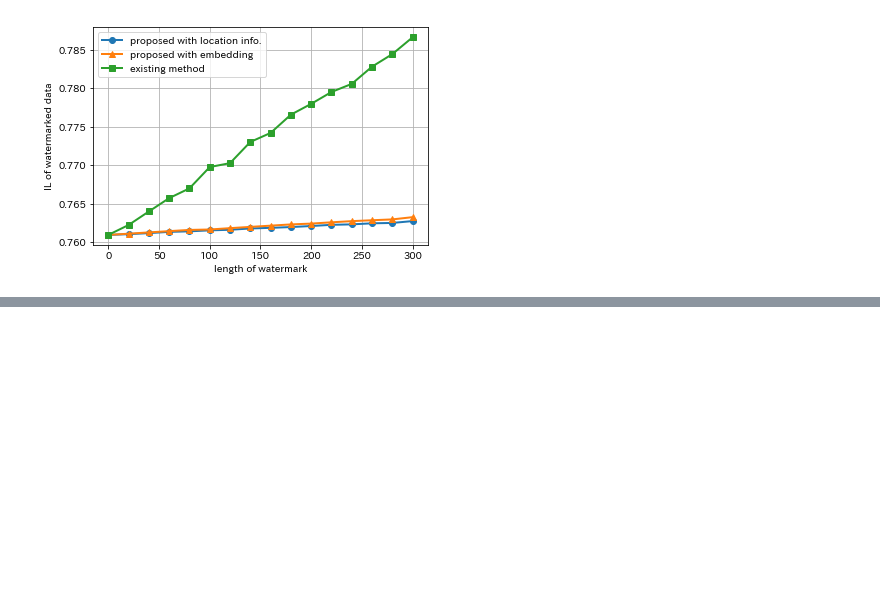
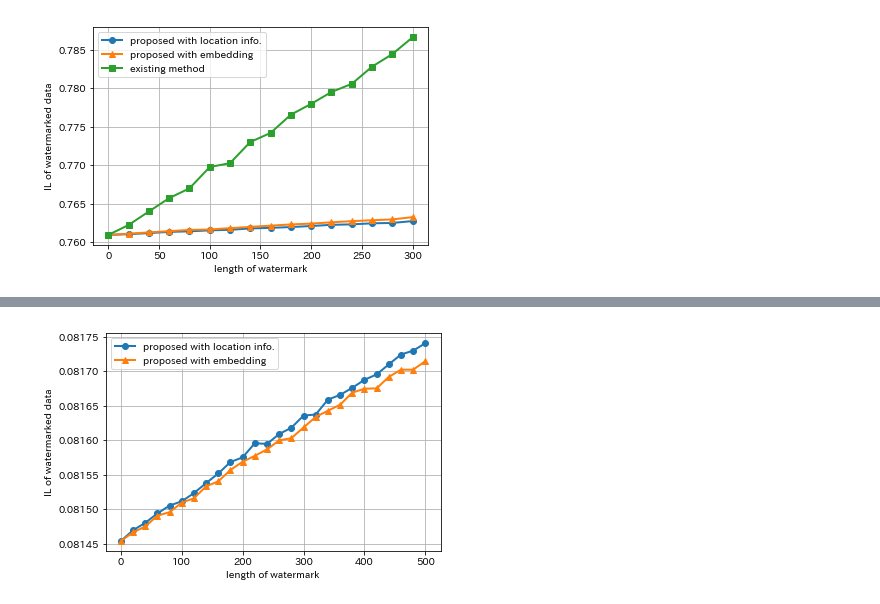
Before and after one commit to yuta1331/watermark, a Jupyter notebook: jupyter/IL_evaluation.ipynb, the cells around one changed output, grey strips where cells are left out. Cells and saved outputs as stored; diff of their text form; code cells hidden in the pictures; blank space fills up the shorter version.

Commit message:
add IL_tree and update jupyter notebook for IL evaluation

```diff
--- a/jupyter/IL_evaluation.ipynb
+++ b/jupyter/IL_evaluation.ipynb
@@ -181,0 +190,8 @@ IL_show(result_dict_list, legend_l)
+# %%
+result_dict_list = list()
+result_dict_list.append(load_pickle('../result/IL_tree_proposed_geo_500.pkl'))
+result_dict_list.append(load_pickle('../result/IL_tree_proposed_embedding_500.pkl'))
+legend_l = ['proposed with location info.', 'proposed with embedding']
+IL_show(result_dict_list, legend_l)
+# %% [output]
+[figure, added]
```
Also changed, not shown: parts of 4 cells of this notebook, 2 other files.
